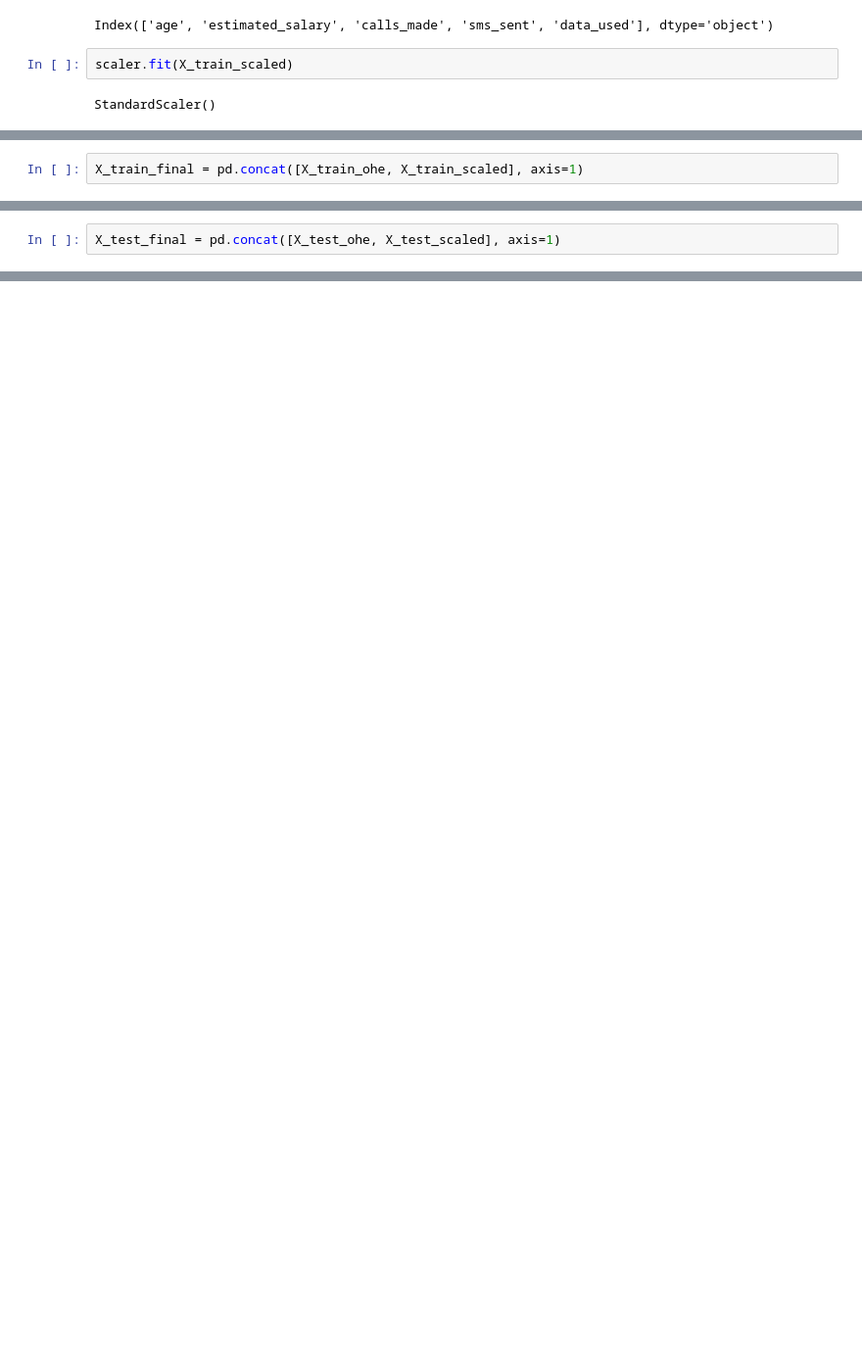
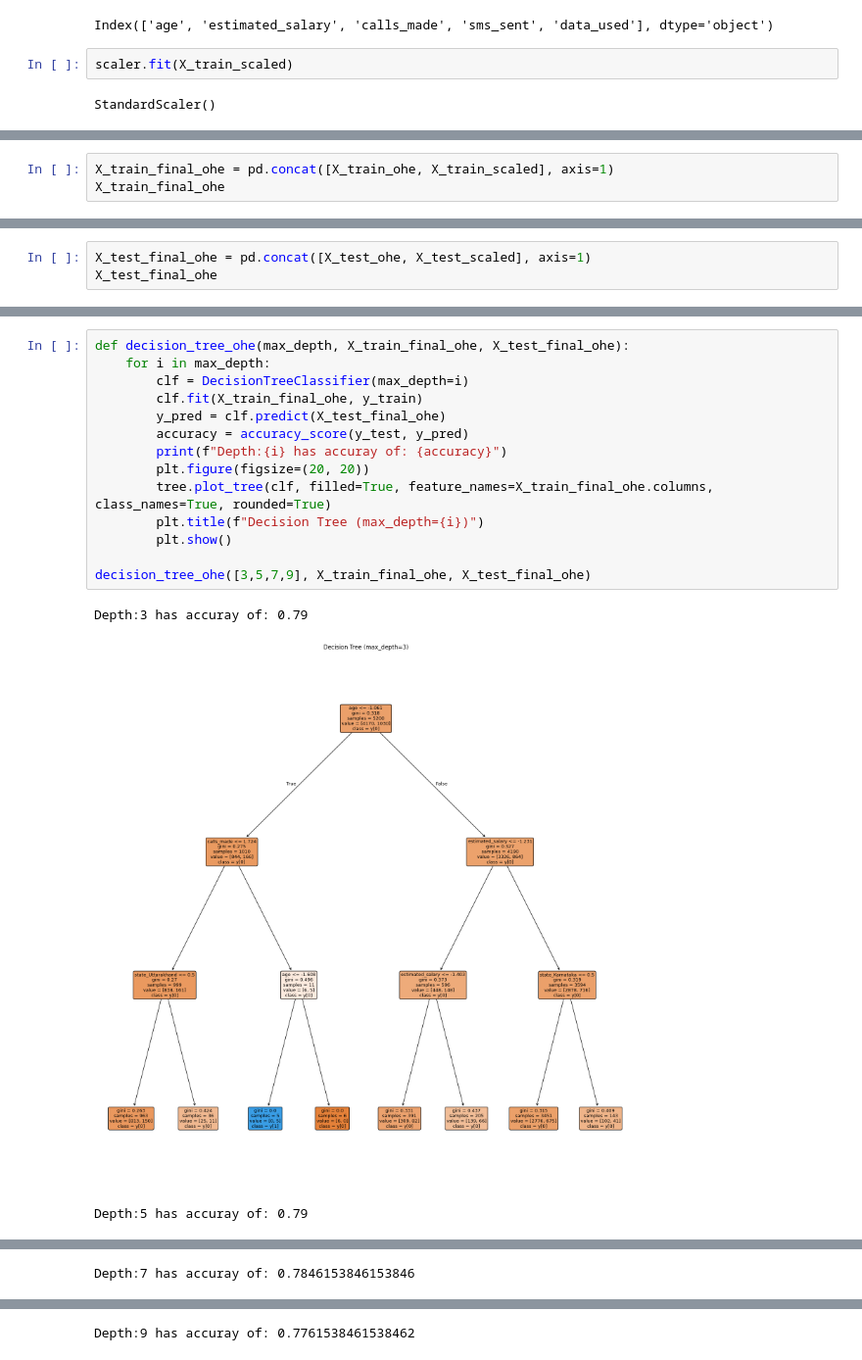
Before and after one commit to Nishchaypat/Fun-DS, a Jupyter notebook: HW2_template.ipynb, the cells around one changed output, grey strips where cells are left out. Shown at 98% size. Drawn from its saved outputs; the diff is of its cells as text; blank space fills up the shorter version.

```diff
--- a/HW2_template.ipynb
+++ b/HW2_template.ipynb
@@ -197,2 +235,3 @@ X_train_scaled.head()
 # %%
-X_train_final = pd.concat([X_train_ohe, X_train_scaled], axis=1)
+X_train_final_ohe = pd.concat([X_train_ohe, X_train_scaled], axis=1)
+X_train_final_ohe
@@ -215,2 +252,3 @@ X_train_final
 # %%
-X_test_final = pd.concat([X_test_ohe, X_test_scaled], axis=1)
+X_test_final_ohe = pd.concat([X_test_ohe, X_test_scaled], axis=1)
+X_test_final_ohe
@@ -232,0 +271,18 @@ X_test_final
+# %%
+def decision_tree_ohe(max_depth, X_train_final_ohe, X_test_final_ohe):
+    for i in max_depth:
+        clf = DecisionTreeClassifier(max_depth=i)
+        clf.fit(X_train_final_ohe, y_train)
+        y_pred = clf.predict(X_test_final_ohe)
+        accuracy = accuracy_score(y_test, y_pred)
+        print(f"Depth:{i} has accuray of: {accuracy}")
+        plt.figure(figsize=(20, 20))
+        tree.plot_tree(clf, filled=True, feature_names=X_train_final_ohe.columns, class_names=True, rounded=True)
+        plt.title(f"Decision Tree (max_depth={i})")
+        plt.show()
+
+decision_tree_ohe([3,5,7,9], X_train_final_ohe, X_test_final_ohe)
+# %% [output]
+Depth:3 has accuray of: 0.79
+[figure, added]
+Depth:5 has accuray of: 0.79
@@ -232,0 +290 @@ X_test_final
+Depth:7 has accuray of: 0.7846153846153846
@@ -232,0 +292 @@ X_test_final
+Depth:9 has accuray of: 0.7761538461538462
```
Also changed, not shown: parts of 52 cells of this notebook.
